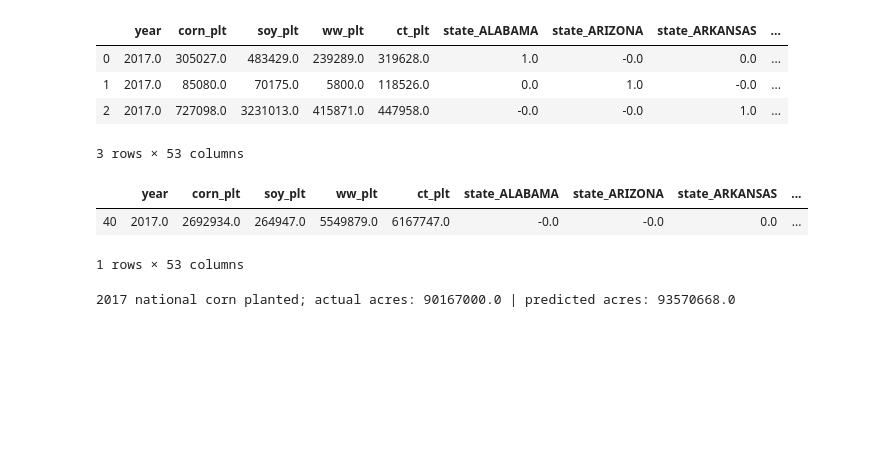
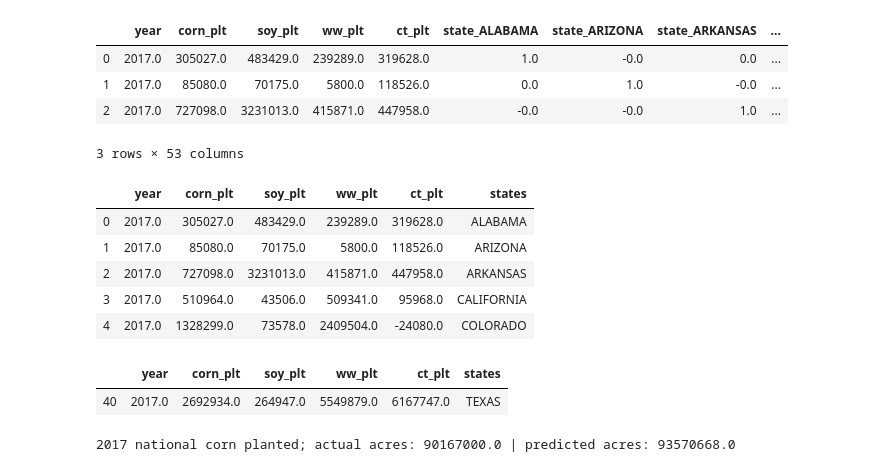
Before and after one commit to nomadtomas/State_Of_Agriculture, a Jupyter notebook: notebooks/commodity_eda.ipynb, the cells around one changed output. Drawn from its saved outputs; the diff is of its cells as text; code cells hidden in the pictures; blank space fills up the shorter version.

```diff
--- a/notebooks/commodity_eda.ipynb
+++ b/notebooks/commodity_eda.ipynb
@@ -318,12 +318,27 @@ pred_df.head(3)
 | 1 | 2017.0 | 85080.0 | 70175.0 | 5800.0 | 118526.0 | 0.0 | 1.0 | -0.0 | ... |
 | 2 | 2017.0 | 727098.0 | 3231013.0 | 415871.0 | 447958.0 | -0.0 | -0.0 | 1.0 | ... |
 3 rows × 53 columns
+# %%
+states =(pred_df[pred_df==1].stack().reset_index().drop(0,1)
+.rename(columns={'level_1': 'states'})[['states']])
+# %%
+cols = ['year','corn_plt','soy_plt','ww_plt','ct_plt']
+pred_df = pd.merge(pred_df[cols], states, left_index=True, right_index=True)
+pred_df['states']=pred_df['states'].apply(lambda x: x.replace('state_', ''))
+# %%
+pred_df.head()
+# %% [output]
+|  | year | corn_plt | soy_plt | ww_plt | ct_plt | states |
+| 0 | 2017.0 | 305027.0 | 483429.0 | 239289.0 | 319628.0 | ALABAMA |
+| 1 | 2017.0 | 85080.0 | 70175.0 | 5800.0 | 118526.0 | ARIZONA |
+| 2 | 2017.0 | 727098.0 | 3231013.0 | 415871.0 | 447958.0 | ARKANSAS |
+| 3 | 2017.0 | 510964.0 | 43506.0 | 509341.0 | 95968.0 | CALIFORNIA |
+| 4 | 2017.0 | 1328299.0 | 73578.0 | 2409504.0 | -24080.0 | COLORADO |
 # %%
-pred_df[pred_df[['year', 'corn_plt', 'state_TEXAS']]['state_TEXAS']==1.0]
+pred_df[pred_df[['year', 'corn_plt', 'states']]['states']=='TEXAS']
 # %% [output]
-|  | year | corn_plt | soy_plt | ww_plt | ct_plt | state_ALABAMA | state_ARIZONA | state_ARKANSAS | ... |
-| 40 | 2017.0 | 2692934.0 | 264947.0 | 5549879.0 | 6167747.0 | -0.0 | -0.0 | 0.0 | ... |
+|  | year | corn_plt | soy_plt | ww_plt | ct_plt | states |
+| 40 | 2017.0 | 2692934.0 | 264947.0 | 5549879.0 | 6167747.0 | TEXAS |
-1 rows × 53 columns
 # %%
 print("2017 national corn planted; actual acres: {} | predicted acres: {}".format(sum(all_st_df.query("year==2017")['corn_plt']), sum(pred_df['corn_plt'])))
 # %% [output]
```
